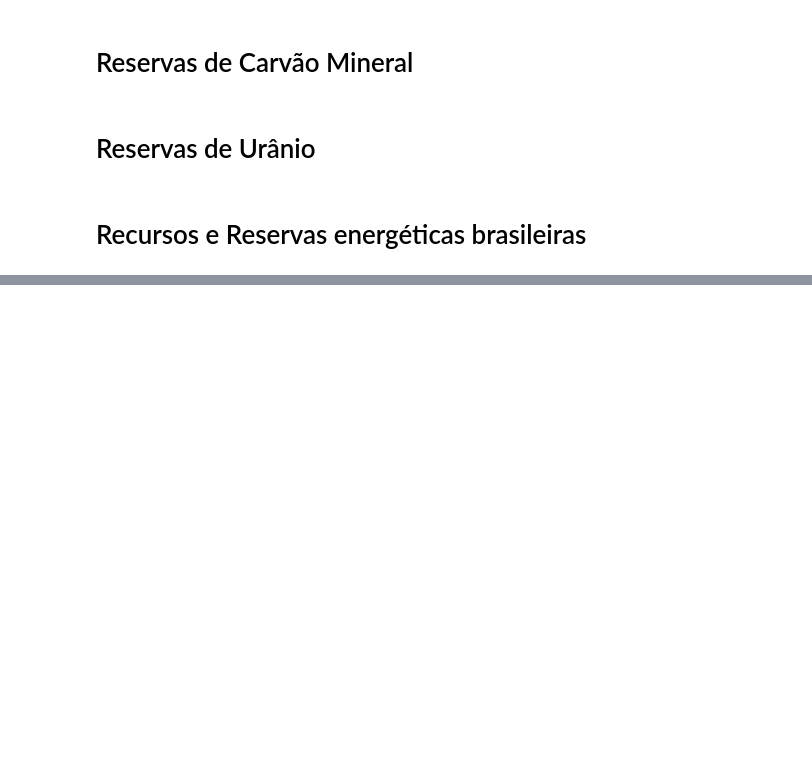
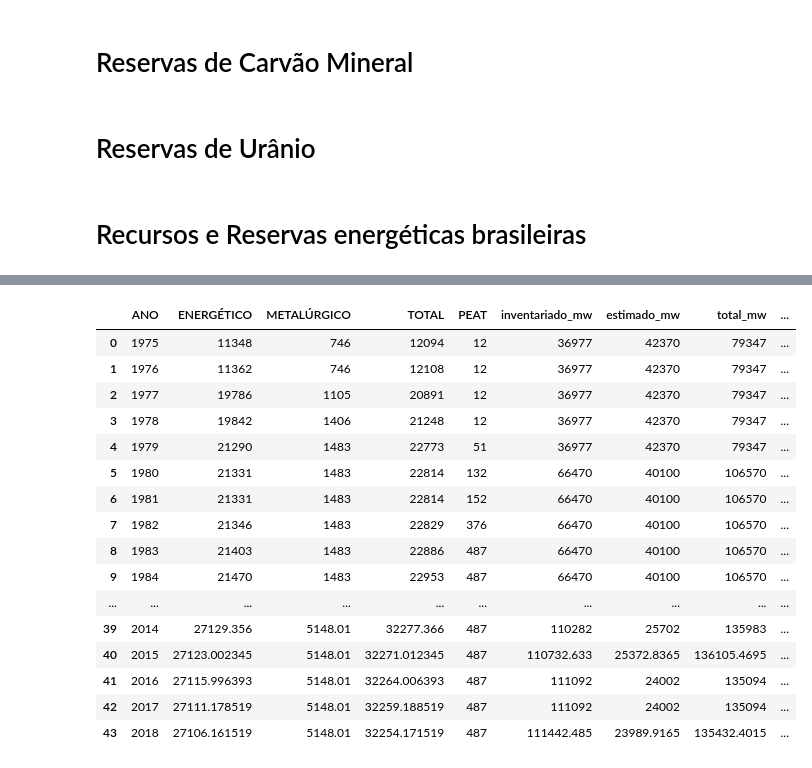
Before and after one commit to scrrpfv/projeto-ip, a Jupyter notebook: Limpezas/limpeza_recursos_reservas.ipynb, the cells around one changed output, grey strips where cells are left out. Cells and saved outputs as stored; diff of their text form; code cells hidden in the pictures; blank space fills up the shorter version.

```diff
--- a/Limpezas/limpeza_recursos_reservas.ipynb
+++ b/Limpezas/limpeza_recursos_reservas.ipynb
@@ -107,0 +144,21 @@ dict_recursos_reservas['RECURSOS_E_RESERVAS_ENERGÉTICAS_BRASILEIRAS']
+# %%
+df = df.dropna().reset_index(drop=True)
+df
+# %% [output]
+|  | ANO | ENERGÉTICO | METALÚRGICO | TOTAL | PEAT | inventariado_mw | estimado_mw | total_mw | ... |
+| 0 | 1975 | 11348 | 746 | 12094 | 12 | 36977 | 42370 | 79347 | ... |
+| 1 | 1976 | 11362 | 746 | 12108 | 12 | 36977 | 42370 | 79347 | ... |
+| 2 | 1977 | 19786 | 1105 | 20891 | 12 | 36977 | 42370 | 79347 | ... |
+| 3 | 1978 | 19842 | 1406 | 21248 | 12 | 36977 | 42370 | 79347 | ... |
+| 4 | 1979 | 21290 | 1483 | 22773 | 51 | 36977 | 42370 | 79347 | ... |
+| 5 | 1980 | 21331 | 1483 | 22814 | 132 | 66470 | 40100 | 106570 | ... |
+| 6 | 1981 | 21331 | 1483 | 22814 | 152 | 66470 | 40100 | 106570 | ... |
+| 7 | 1982 | 21346 | 1483 | 22829 | 376 | 66470 | 40100 | 106570 | ... |
+| 8 | 1983 | 21403 | 1483 | 22886 | 487 | 66470 | 40100 | 106570 | ... |
+| 9 | 1984 | 21470 | 1483 | 22953 | 487 | 66470 | 40100 | 106570 | ... |
+| ... | ... | ... | ... | ... | ... | ... | ... | ... | ... |
+| 39 | 2014 | 27129.356 | 5148.01 | 32277.366 | 487 | 110282 | 25702 | 135983 | ... |
+| 40 | 2015 | 27123.002345 | 5148.01 | 32271.012345 | 487 | 110732.633 | 25372.8365 | 136105.4695 | ... |
+| 41 | 2016 | 27115.996393 | 5148.01 | 32264.006393 | 487 | 111092 | 24002 | 135094 | ... |
+| 42 | 2017 | 27111.178519 | 5148.01 | 32259.188519 | 487 | 111092 | 24002 | 135094 | ... |
+| 43 | 2018 | 27106.161519 | 5148.01 | 32254.171519 | 487 | 111442.485 | 23989.9165 | 135432.4015 | ... |
```
Also changed, not shown: parts of 6 cells of this notebook, 1 other file.
